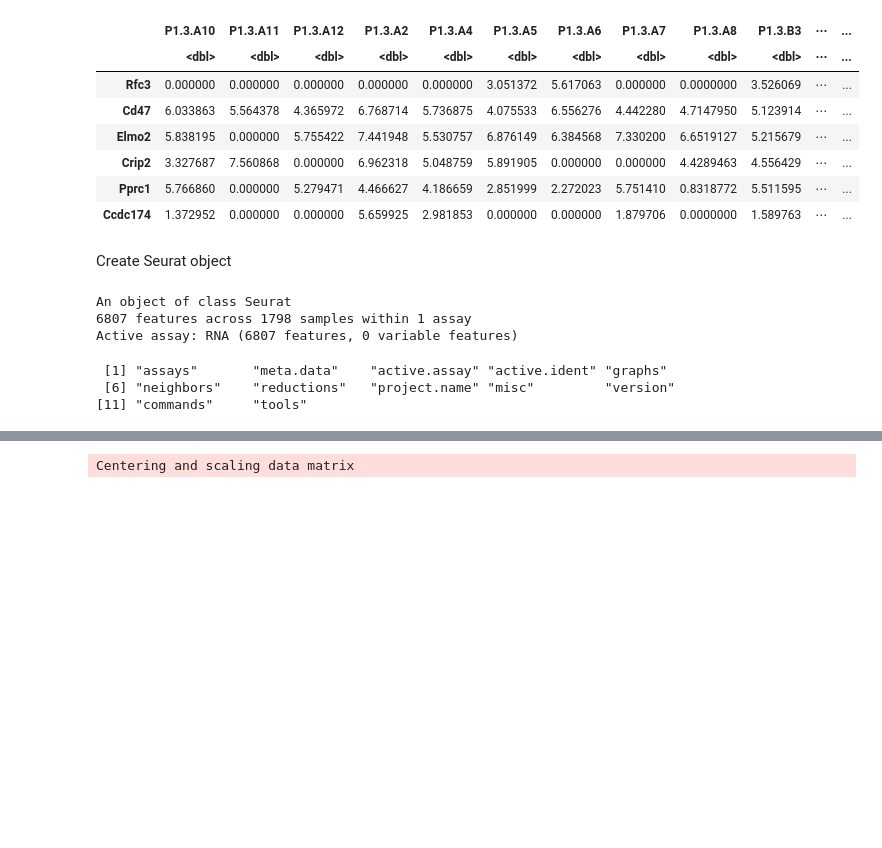
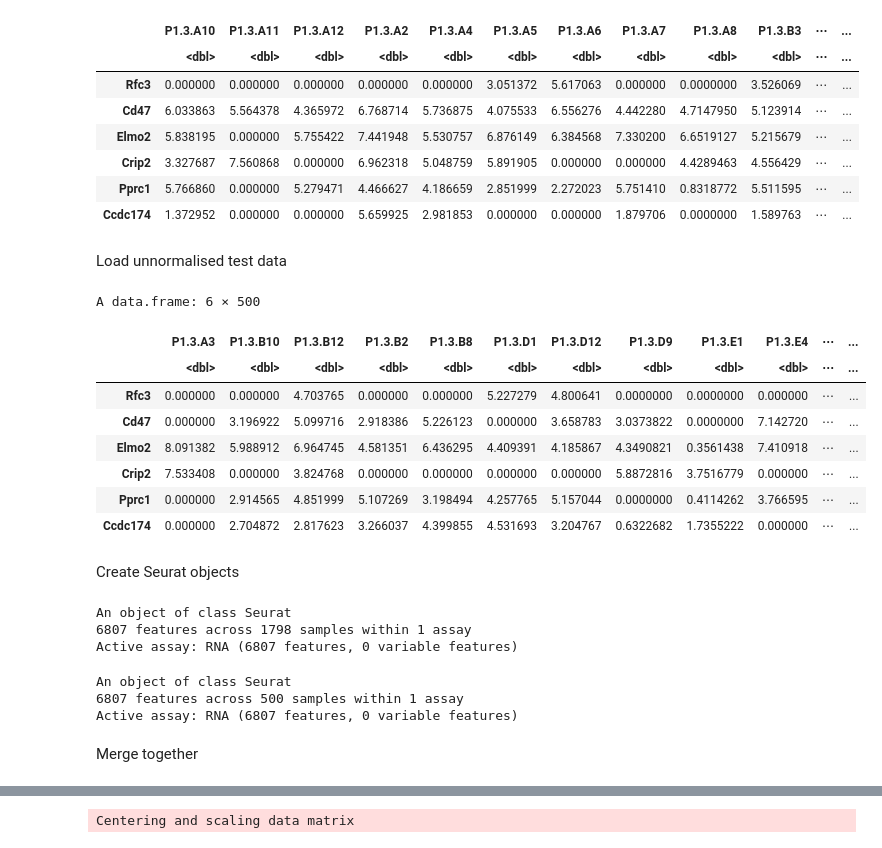
Before and after one commit to luslab/arshamg-scrnaseq-wgan, a Jupyter notebook: jupyter/analyse-training.ipynb, the cells around one changed output, grey strips where cells are left out. Saved outputs shown, nothing was run; the diff lists cells and outputs as text; code cells hidden in the pictures; blank space fills up the shorter version.

Commit message:
Added test dataset as well

```diff
--- a/jupyter/analyse-training.ipynb
+++ b/jupyter/analyse-training.ipynb
@@ -17,4 +27,4 @@ ERROR: Error: could not find a Python environment for /opt/conda/bin/python3
 Set paths
 # %%
 paths.train_nonorm_path <- "../data/tpm_combined_train_nonorm.csv"
-path.gene_names <- "../data/tpm_combined_rows.csv"
+paths.test_nonorm_path <- "../data/tpm_combined_test_nonorm.csv"
@@ -39,6 +45,21 @@ A data.frame: 6 × 1798
 | Crip2 | 3.327687 | 7.560868 | 0.000000 | 6.962318 | 5.048759 | 5.891905 | 0.000000 | 0.000000 | 4.4289463 | 4.556429 | ⋯ | ... |
 | Pprc1 | 5.766860 | 0.000000 | 5.279471 | 4.466627 | 4.186659 | 2.851999 | 2.272023 | 5.751410 | 0.8318772 | 5.511595 | ⋯ | ... |
 | Ccdc174 | 1.372952 | 0.000000 | 0.000000 | 5.659925 | 2.981853 | 0.000000 | 0.000000 | 1.879706 | 0.0000000 | 1.589763 | ⋯ | ... |
+# %% [markdown]
+Load unnormalised test data
+# %%
+test_nonorm_raw <- read.table(file=paths.test_nonorm_path, sep=",", row.names = 1, header=TRUE)
+head(test_nonorm_raw)
+# %% [output]
+A data.frame: 6 × 500
+|  | P1.3.A3 | P1.3.B10 | P1.3.B12 | P1.3.B2 | P1.3.B8 | P1.3.D1 | P1.3.D12 | P1.3.D9 | P1.3.E1 | P1.3.E4 | ⋯ | ... |
+|  | <dbl> | <dbl> | <dbl> | <dbl> | <dbl> | <dbl> | <dbl> | <dbl> | <dbl> | <dbl> | ⋯ | ... |
+| Rfc3 | 0.000000 | 0.000000 | 4.703765 | 0.000000 | 0.000000 | 5.227279 | 4.800641 | 0.0000000 | 0.0000000 | 0.000000 | ⋯ | ... |
+| Cd47 | 0.000000 | 3.196922 | 5.099716 | 2.918386 | 5.226123 | 0.000000 | 3.658783 | 3.0373822 | 0.0000000 | 7.142720 | ⋯ | ... |
+| Elmo2 | 8.091382 | 5.988912 | 6.964745 | 4.581351 | 6.436295 | 4.409391 | 4.185867 | 4.3490821 | 0.3561438 | 7.410918 | ⋯ | ... |
+| Crip2 | 7.533408 | 0.000000 | 3.824768 | 0.000000 | 0.000000 | 0.000000 | 0.000000 | 5.8872816 | 3.7516779 | 0.000000 | ⋯ | ... |
+| Pprc1 | 0.000000 | 2.914565 | 4.851999 | 5.107269 | 3.198494 | 4.257765 | 5.157044 | 0.0000000 | 0.4114262 | 3.766595 | ⋯ | ... |
+| Ccdc174 | 0.000000 | 2.704872 | 2.817623 | 3.266037 | 4.399855 | 4.531693 | 3.204767 | 0.6322682 | 1.7355222 | 0.000000 | ⋯ | ... |
 # %% [markdown]
-Create Seurat object
+Create Seurat objects
 # %%
@@ -48,9 +69,12 @@ train_nonorm
 An object of class Seurat
 6807 features across 1798 samples within 1 assay
 Active assay: RNA (6807 features, 0 variable features)
-# %%
-slotNames(train_nonorm)
-# %% [output]
- [1] "assays"       "meta.data"    "active.assay" "active.ident" "graphs"
- [6] "neighbors"    "reductions"   "project.name" "misc"         "version"
-[11] "commands"     "tools"
+# %%
+test_nonorm <- CreateSeuratObject(counts = test_nonorm_raw, project="wgan_test")
+test_nonorm
+# %% [output]
+An object of class Seurat
+6807 features across 500 samples within 1 assay
+Active assay: RNA (6807 features, 0 variable features)
+# %% [markdown]
+Merge together
```
Also changed, not shown: parts of 21 cells of this notebook.
